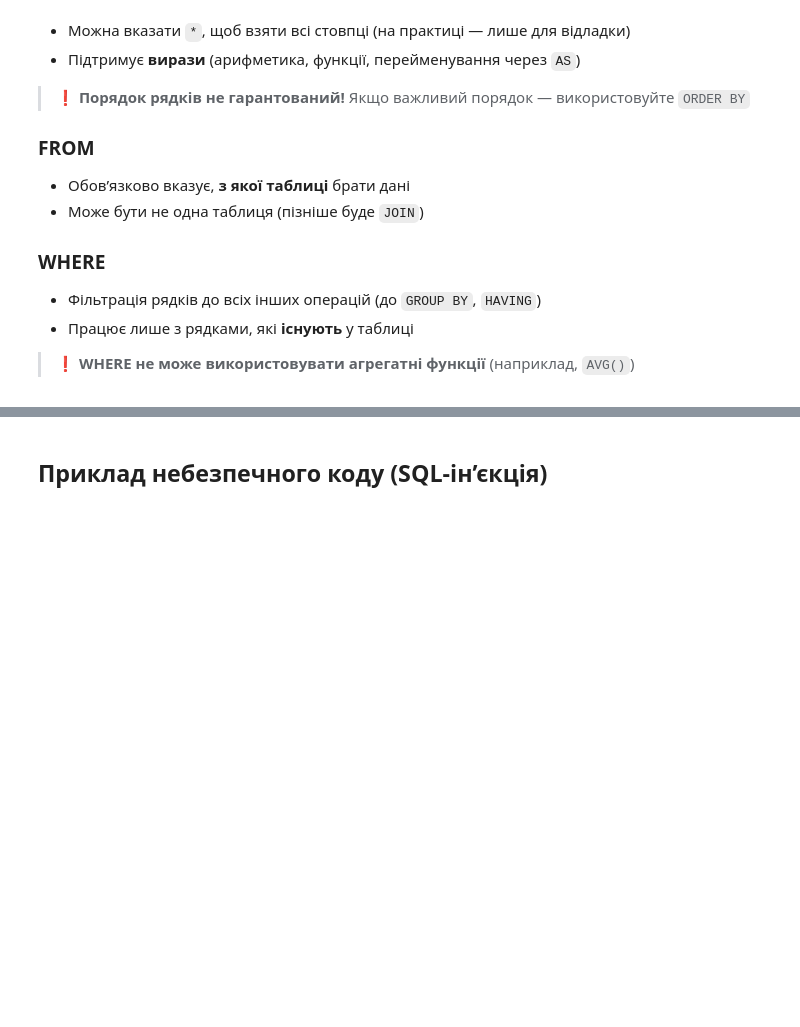
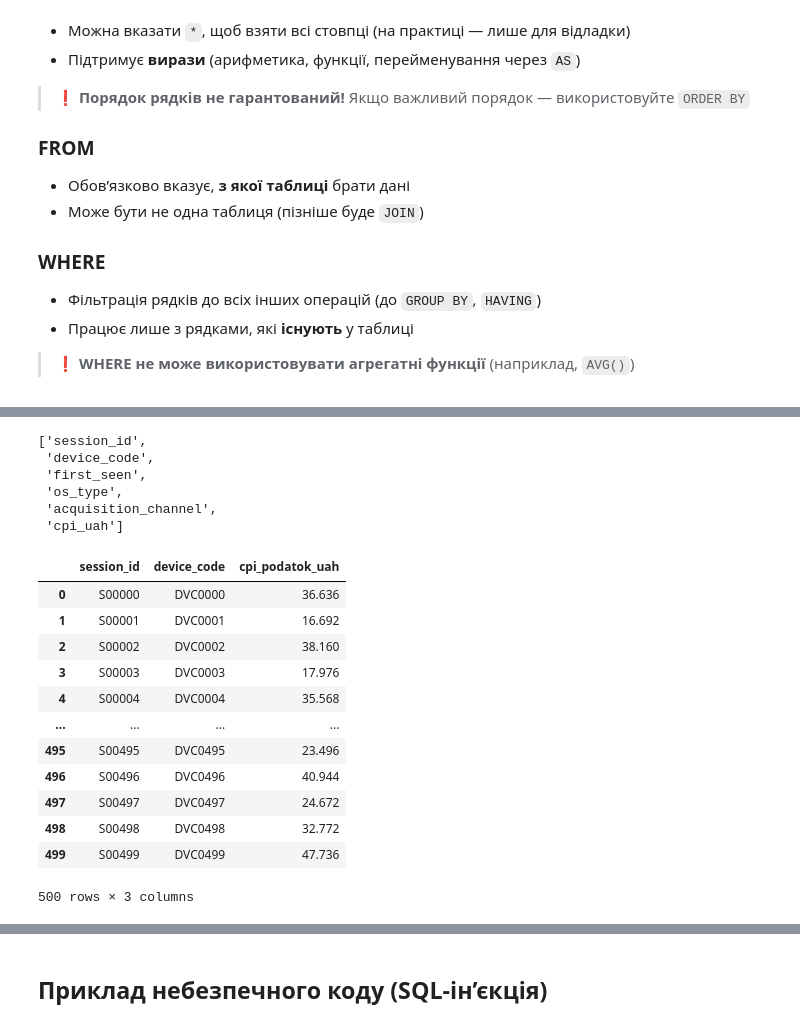
Before and after one commit to cpython-projects/python_da_17_03_26, a Jupyter notebook: lesson_23.ipynb, the cells around one changed output, grey strips where cells are left out. Cells and saved outputs as stored; diff of their text form; code cells hidden in the pictures; blank space fills up the shorter version.

```diff
--- a/lesson_23.ipynb
+++ b/lesson_23.ipynb
@@ -145,0 +200,31 @@ WHERE [які рядки відфільтрувати]
+# %%
+df.columns.to_list()
+# %% [output]
+['session_id',
+ 'device_code',
+ 'first_seen',
+ 'os_type',
+ 'acquisition_channel',
+ 'cpi_uah']
+# %%
+query = """
+SELECT session_id, device_code, cpi_uah * 1.2 AS cpi_podatok_uah
+FROM app_sessions
+"""
+
+df = pd.read_sql(query, engine)
+df
+# %% [output]
+|  | session_id | device_code | cpi_podatok_uah |
+| 0 | S00000 | DVC0000 | 36.636 |
+| 1 | S00001 | DVC0001 | 16.692 |
+| 2 | S00002 | DVC0002 | 38.160 |
+| 3 | S00003 | DVC0003 | 17.976 |
+| 4 | S00004 | DVC0004 | 35.568 |
+| ... | ... | ... | ... |
+| 495 | S00495 | DVC0495 | 23.496 |
+| 496 | S00496 | DVC0496 | 40.944 |
+| 497 | S00497 | DVC0497 | 24.672 |
+| 498 | S00498 | DVC0498 | 32.772 |
+| 499 | S00499 | DVC0499 | 47.736 |
+500 rows × 3 columns
```
Also changed, not shown: parts of 19 cells of this notebook.
